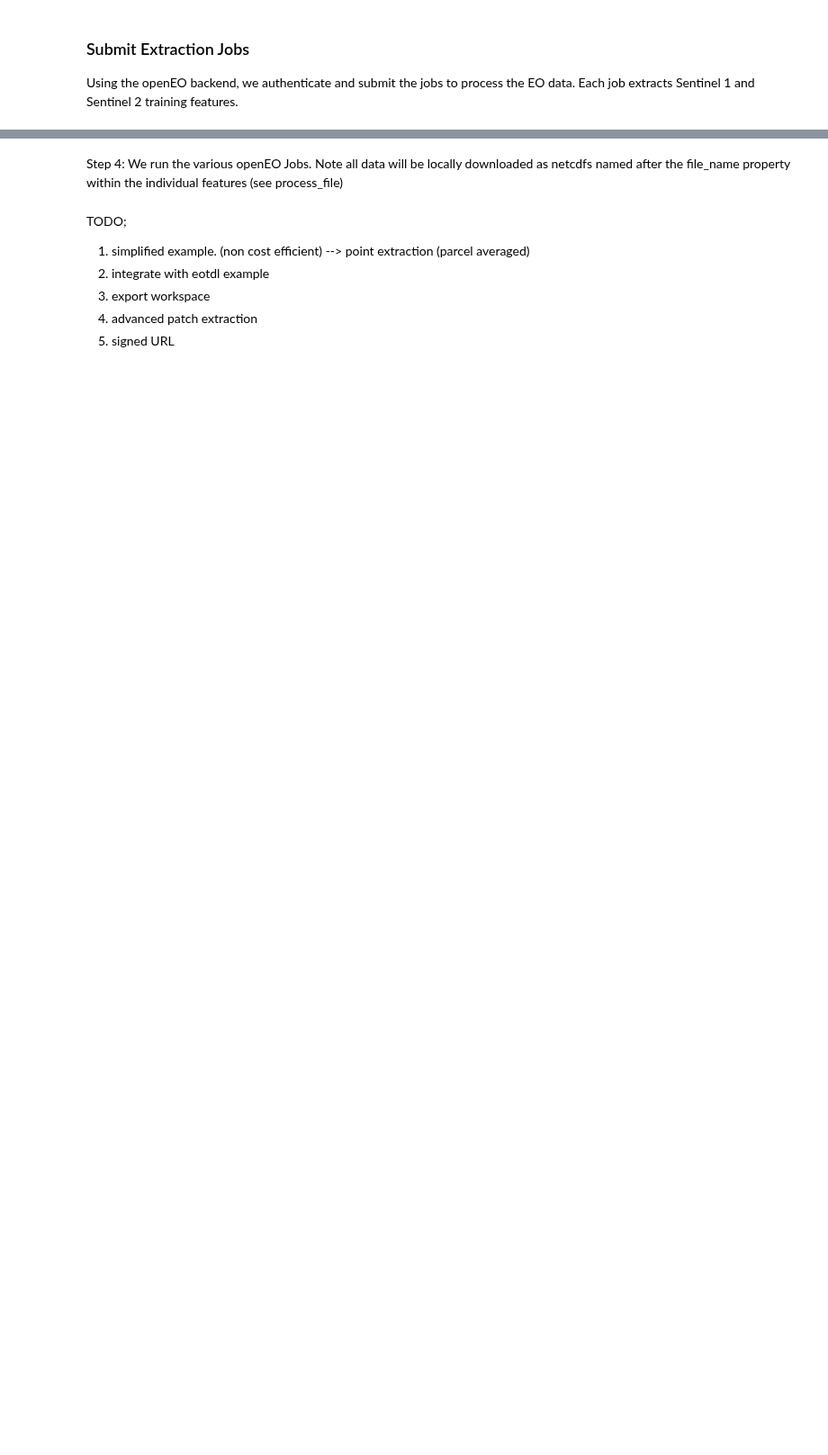
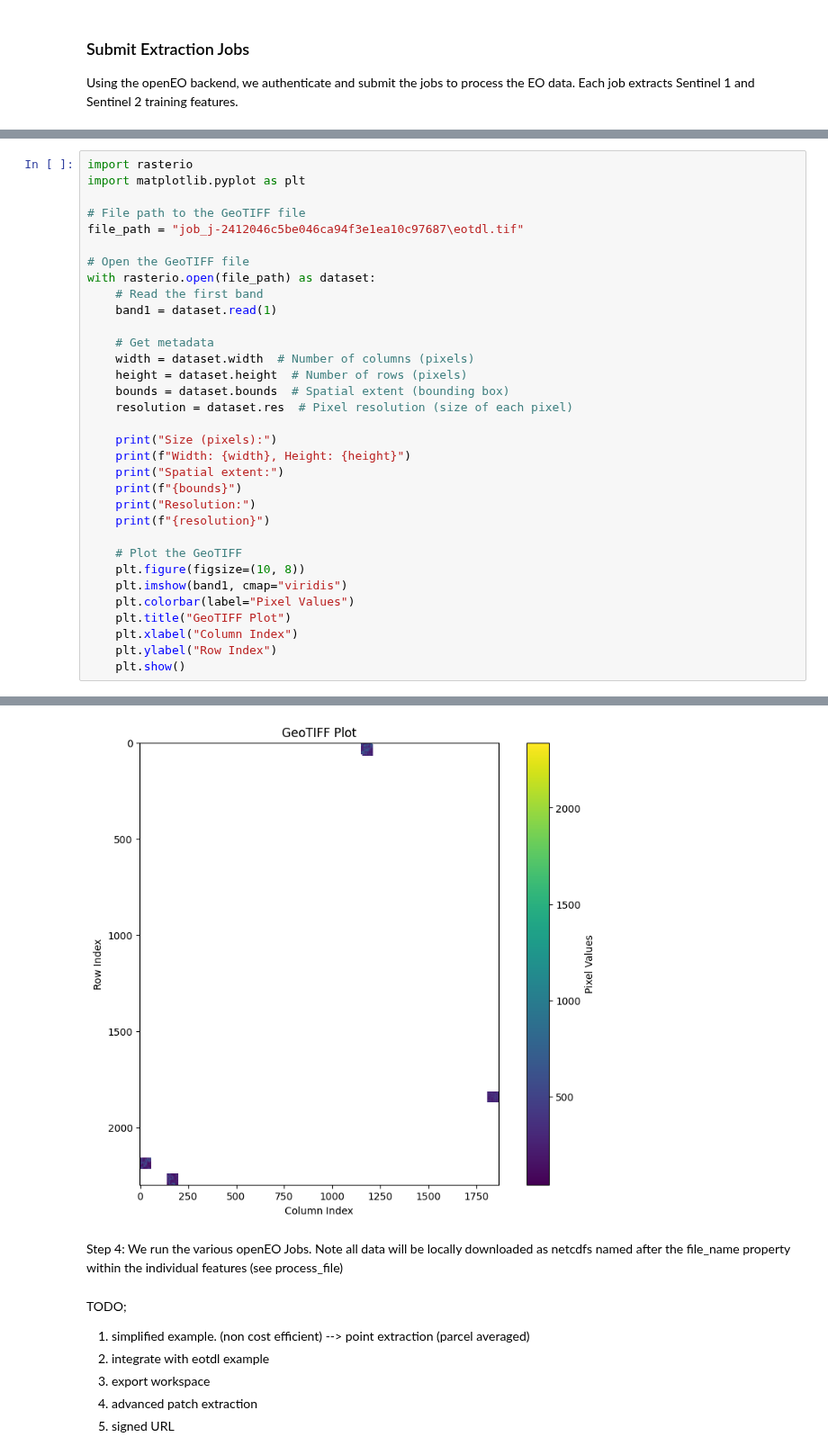
Before and after one commit to earthpulse/eotdl, a Jupyter notebook: tutorials/notebooks/openeo/eotdl_openeo.ipynb, the cells around one changed output, grey strips where cells are left out. Shown at 90% size. Drawn from its saved outputs; the diff is of its cells as text; blank space fills up the shorter version.

```diff
--- a/tutorials/notebooks/openeo/eotdl_openeo.ipynb
+++ b/tutorials/notebooks/openeo/eotdl_openeo.ipynb
@@ -196,2 +206,36 @@ manager.run_jobs(df = job_df, start_job=start_job, job_db=job_db)
 # %% [output]
 Authenticated using refresh token.
+# %%
+import rasterio
+import matplotlib.pyplot as plt
+
+# File path to the GeoTIFF file
+file_path = "job_j-2412046c5be046ca94f3e1ea10c97687\eotdl.tif"
+
+# Open the GeoTIFF file
+with rasterio.open(file_path) as dataset:
+    # Read the first band
+    band1 = dataset.read(1)
+
+    # Get metadata
+    width = dataset.width  # Number of columns (pixels)
+    height = dataset.height  # Number of rows (pixels)
+    bounds = dataset.bounds  # Spatial extent (bounding box)
+    resolution = dataset.res  # Pixel resolution (size of each pixel)
+
+    print("Size (pixels):")
+    print(f"Width: {width}, Height: {height}")
+    print("Spatial extent:")
+    print(f"{bounds}")
+    print("Resolution:")
+    print(f"{resolution}")
+
+    # Plot the GeoTIFF
+    plt.figure(figsize=(10, 8))
+    plt.imshow(band1, cmap="viridis")
+    plt.colorbar(label="Pixel Values")
+    plt.title("GeoTIFF Plot")
+    plt.xlabel("Column Index")
+    plt.ylabel("Row Index")
+    plt.show()
+# %% [output]
@@ -198,3 +248,4 @@ Authenticated using refresh token.
+[figure, added]
 # %% [markdown]
 Step 4: We run the various openEO Jobs. Note all data will be locally downloaded as netcdfs named after the file_name property within the individual features (see process_file)
 # %% [markdown]
```
Also changed, not shown: parts of 6 cells of this notebook.
